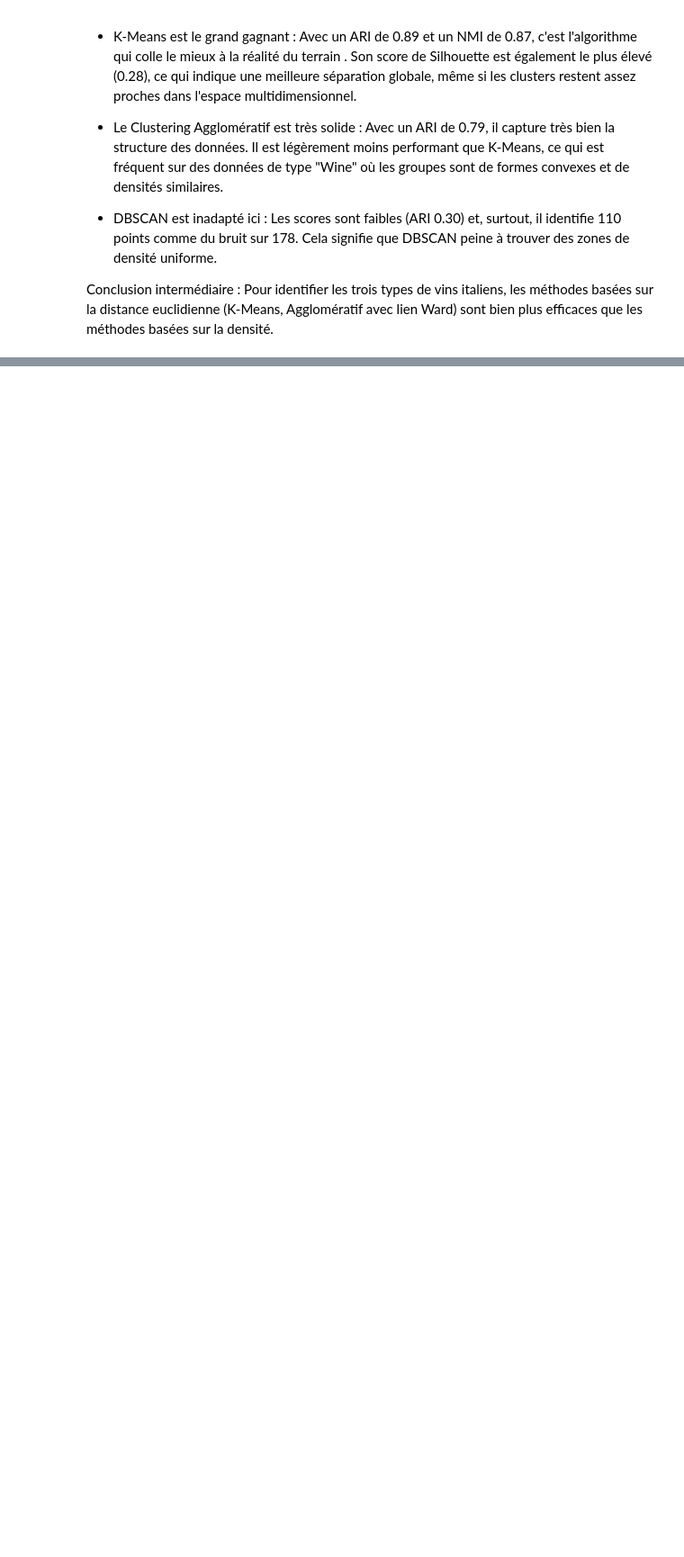
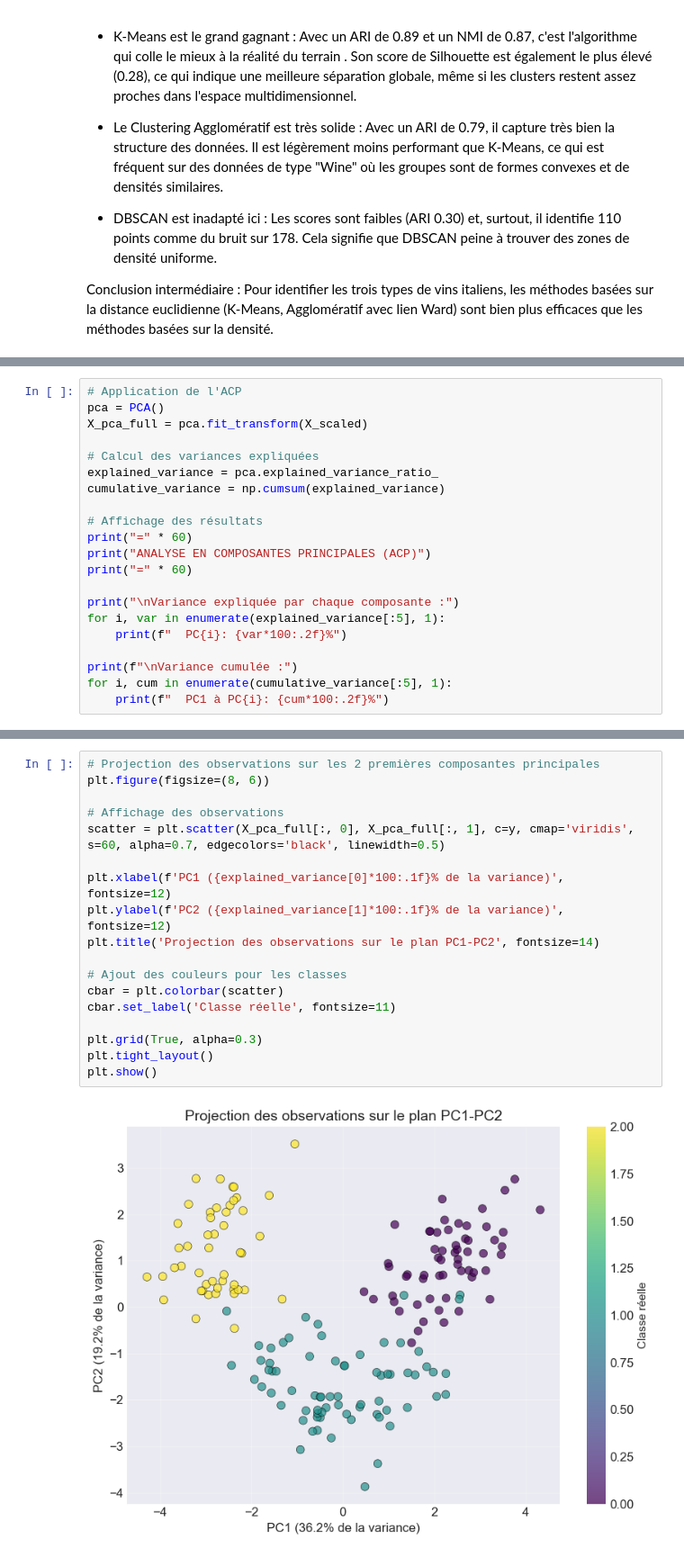
Before and after one commit to lys200/Etude_wine_dataset, a Jupyter notebook: main.ipynb, the cells around one changed output, grey strips where cells are left out. Shown at 90% size. Cells and saved outputs as stored; diff of their text form; blank space fills up the shorter version.

```diff
--- a/main.ipynb
+++ b/main.ipynb
@@ -651,0 +660,21 @@ Conclusion intermédiaire : Pour identifier les trois types de vins italiens, le
+# %%
+# Application de l'ACP
+pca = PCA()
+X_pca_full = pca.fit_transform(X_scaled)
+
+# Calcul des variances expliquées
+explained_variance = pca.explained_variance_ratio_
+cumulative_variance = np.cumsum(explained_variance)
+
+# Affichage des résultats
+print("=" * 60)
+print("ANALYSE EN COMPOSANTES PRINCIPALES (ACP)")
+print("=" * 60)
+
+print("\nVariance expliquée par chaque composante :")
+for i, var in enumerate(explained_variance[:5], 1):
+    print(f"  PC{i}: {var*100:.2f}%")
+
+print(f"\nVariance cumulée :")
+for i, cum in enumerate(cumulative_variance[:5], 1):
+    print(f"  PC1 à PC{i}: {cum*100:.2f}%")
@@ -651,0 +727,20 @@ Conclusion intermédiaire : Pour identifier les trois types de vins italiens, le
+# %%
+# Projection des observations sur les 2 premières composantes principales
+plt.figure(figsize=(8, 6))
+
+# Affichage des observations
+scatter = plt.scatter(X_pca_full[:, 0], X_pca_full[:, 1], c=y, cmap='viridis', s=60, alpha=0.7, edgecolors='black', linewidth=0.5)
+
+plt.xlabel(f'PC1 ({explained_variance[0]*100:.1f}% de la variance)', fontsize=12)
+plt.ylabel(f'PC2 ({explained_variance[1]*100:.1f}% de la variance)', fontsize=12)
+plt.title('Projection des observations sur le plan PC1-PC2', fontsize=14)
+
+# Ajout des couleurs pour les classes
+cbar = plt.colorbar(scatter)
+cbar.set_label('Classe réelle', fontsize=11)
+
+plt.grid(True, alpha=0.3)
+plt.tight_layout()
+plt.show()
+# %% [output]
+[figure, added]
```
Also changed, not shown: parts of 13 cells of this notebook, 1 other file.
